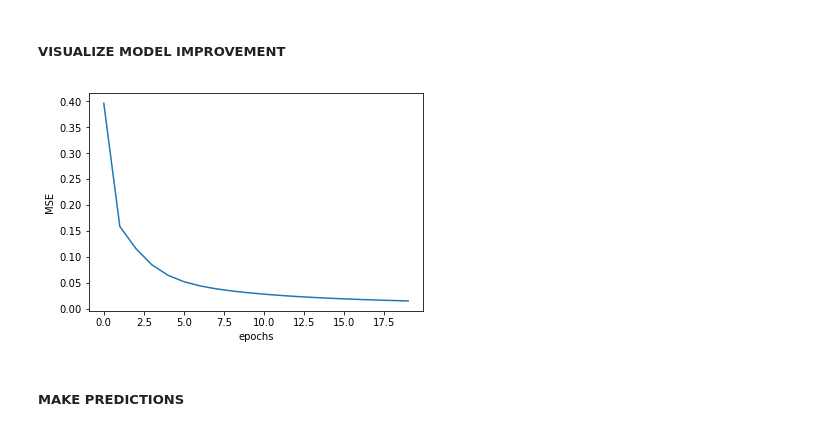
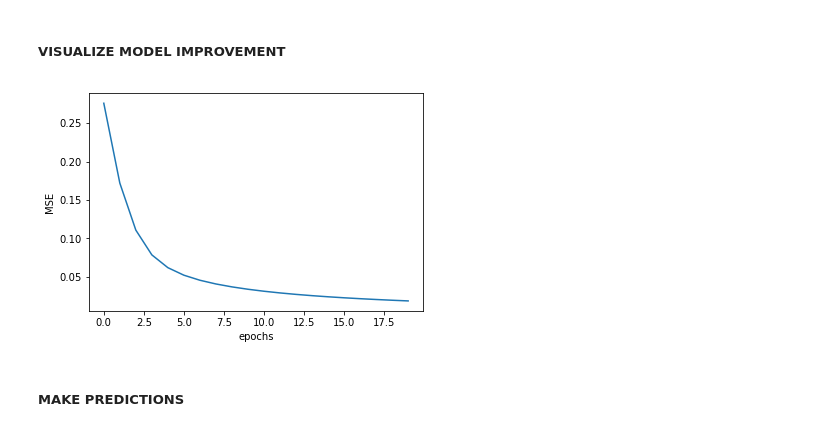
Before and after one commit to igerardoh/perceptron-learning-algorithm, a Jupyter notebook: perceptron-classifier.ipynb, the cells around one changed output. Cells and saved outputs as stored; diff of their text form; code cells hidden in the pictures.

Commit message:
rewrite the model in a class object

```diff
--- a/perceptron-classifier.ipynb
+++ b/perceptron-classifier.ipynb
@@ -58,3 +59,13 @@ Image(url= 'https://farm9.staticflickr.com/8383/8675226902_e72273713f_k.jpg', wi
 # split data into training and testing sets
 train_data = data[:70]   # 70%
 test_data = data[70:]    # 30%
+# %%
+from sklearn.model_selection import train_test_split
+
+target = data[:, -1]
+data = data[:, :-1]
+
+X_train, X_test, y_train, y_test = train_test_split(
+    data, target, test_size=0.30, random_state=42)
+
+X_train.shape
@@ -165,0 +131,4 @@ Epoch: 19       Cost: 0.01481   Regression: 2.68976(X1) + -4.73174(X2) + -0.6618
+# %%
+clf = Perceptron()
+clf.fit(X_train, y_train)
+clf.costList_
@@ -166,10 +156,11 @@ Epoch: 19       Cost: 0.01481   Regression: 2.68976(X1) + -4.73174(X2) + -0.6618
 # %% [markdown]
 ##### VISUALIZE MODEL IMPROVEMENT
 # %%
-plt.plot(cost_list)
+plt.plot(clf.costList_)
 plt.xlabel('epochs')
 plt.ylabel('MSE');
+plt.show()
 # %% [output]
-[figure, old version]
+[figure, new version]
 # %% [markdown]
 ##### MAKE PREDICTIONS
```
Also changed, not shown: parts of 10 cells of this notebook.
